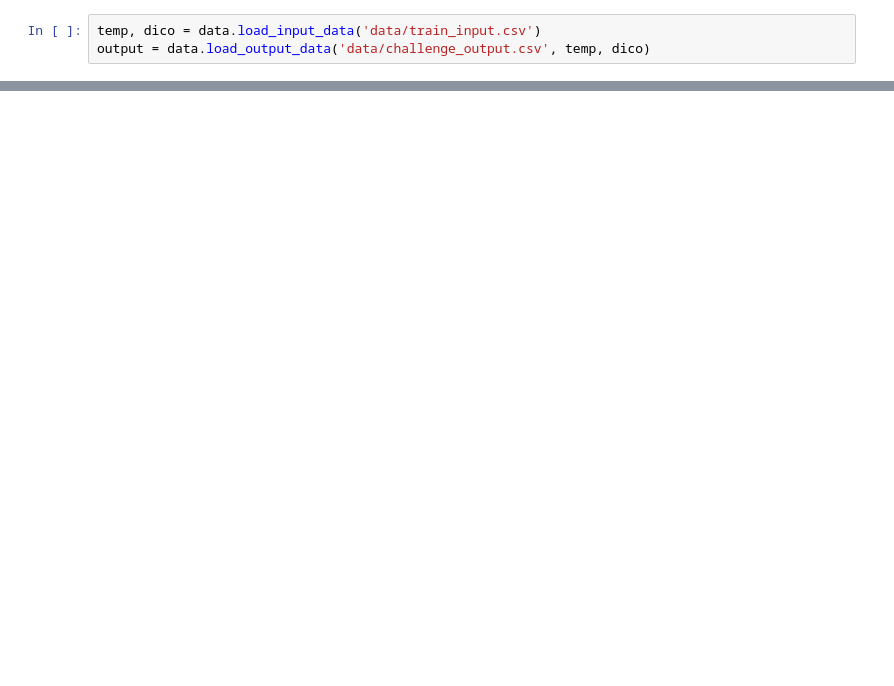
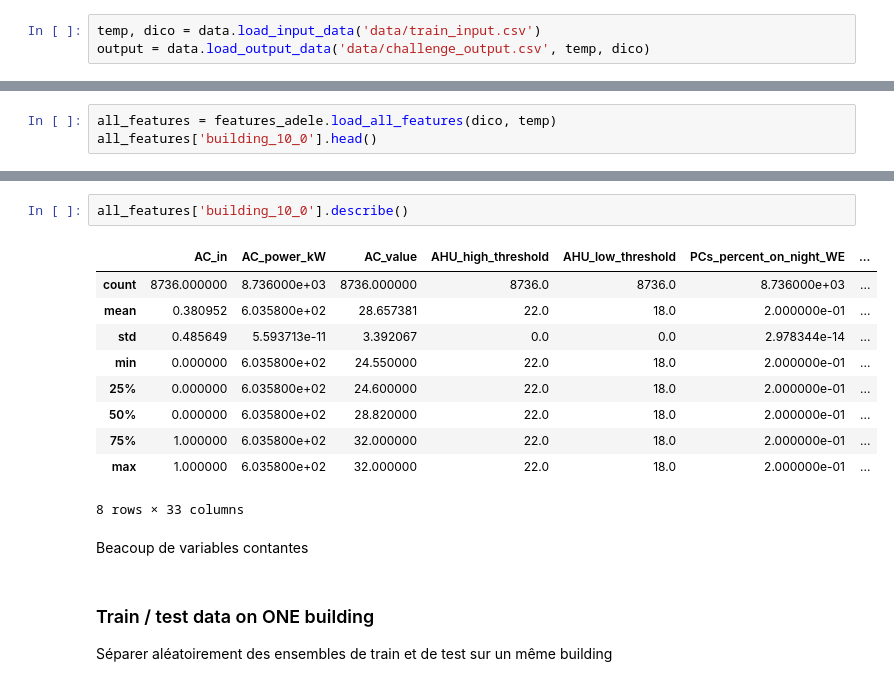
Before and after one commit to adelegi/Challenge_ENS, a Jupyter notebook: Prediction_AC_adele.ipynb, the cells around one changed output, grey strips where cells are left out. Drawn from its saved outputs; the diff is of its cells as text; blank space fills up the shorter version.

```diff
--- a/Prediction_AC_adele.ipynb
+++ b/Prediction_AC_adele.ipynb
@@ -119,0 +29,3 @@ plt.show()
+# %%
+all_features = features_adele.load_all_features(dico, temp)
+all_features['building_10_0'].head()
@@ -119,0 +41,19 @@ plt.show()
+# %%
+all_features['building_10_0'].describe()
+# %% [output]
+|  | AC_in | AC_power_kW | AC_value | AHU_high_threshold | AHU_low_threshold | PCs_percent_on_night_WE | ... |
+| count | 8736.000000 | 8.736000e+03 | 8736.000000 | 8736.0 | 8736.0 | 8.736000e+03 | ... |
+| mean | 0.380952 | 6.035800e+02 | 28.657381 | 22.0 | 18.0 | 2.000000e-01 | ... |
+| std | 0.485649 | 5.593713e-11 | 3.392067 | 0.0 | 0.0 | 2.978344e-14 | ... |
+| min | 0.000000 | 6.035800e+02 | 24.550000 | 22.0 | 18.0 | 2.000000e-01 | ... |
+| 25% | 0.000000 | 6.035800e+02 | 24.600000 | 22.0 | 18.0 | 2.000000e-01 | ... |
+| 50% | 0.000000 | 6.035800e+02 | 28.820000 | 22.0 | 18.0 | 2.000000e-01 | ... |
+| 75% | 1.000000 | 6.035800e+02 | 32.000000 | 22.0 | 18.0 | 2.000000e-01 | ... |
+| max | 1.000000 | 6.035800e+02 | 32.000000 | 22.0 | 18.0 | 2.000000e-01 | ... |
+8 rows × 33 columns
+# %% [markdown]
+Beacoup de variables contantes
+# %% [markdown]
+### Train / test data on ONE building
+
+Séparer aléatoirement des ensembles de train et de test sur un même building
```
Also changed, not shown: parts of 37 cells of this notebook, 4 other files.
